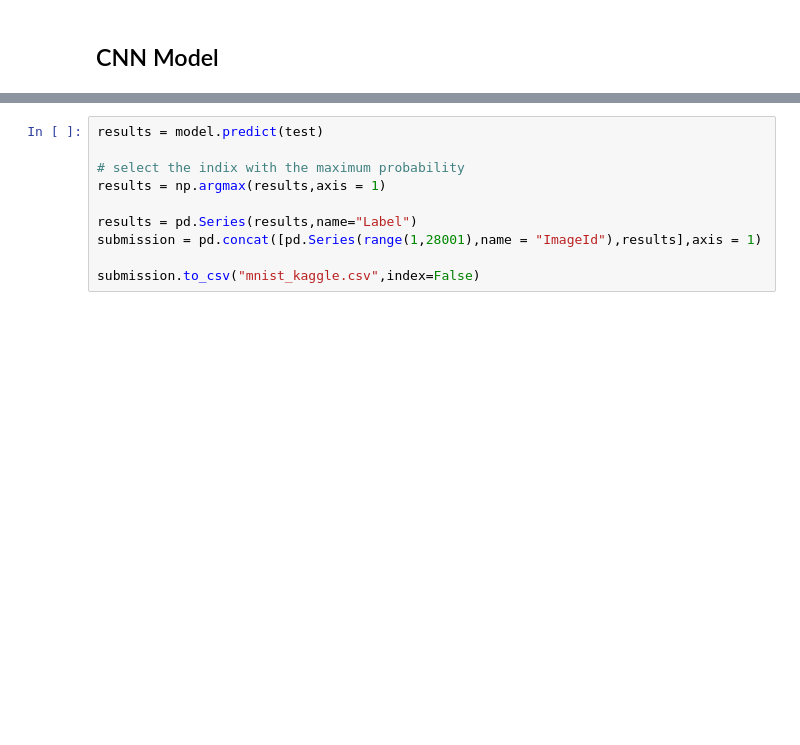
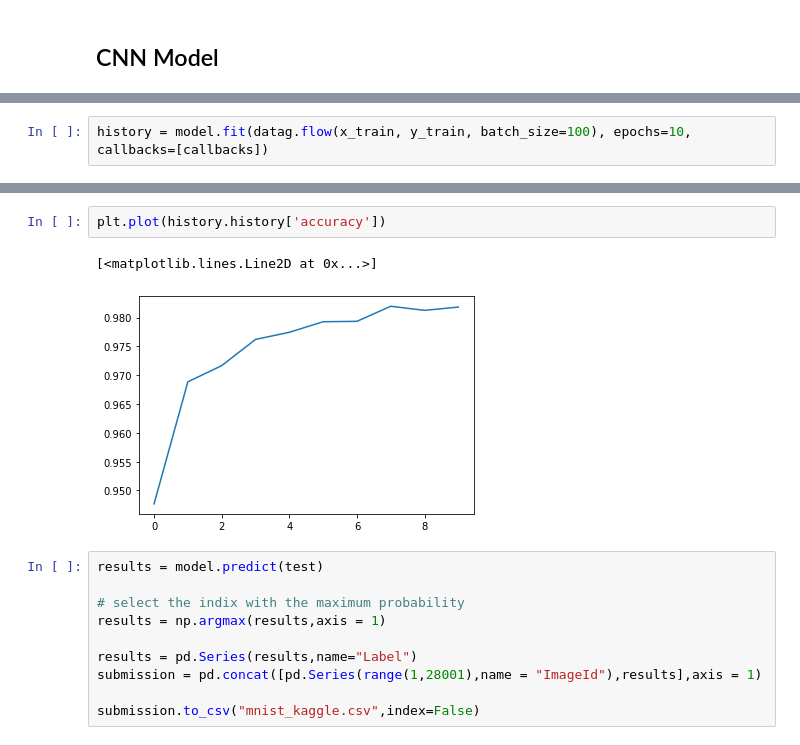
Before and after one commit to brunompasini/Digit-Recognizer, a Jupyter notebook: digit_recognizer.ipynb, the cells around one changed output, grey strips where cells are left out. Drawn from its saved outputs; the diff is of its cells as text; blank space fills up the shorter version.

```diff
--- a/digit_recognizer.ipynb
+++ b/digit_recognizer.ipynb
@@ -103,0 +136,2 @@ plt.plot(history.history['accuracy'])
+# %%
+history = model.fit(datag.flow(x_train, y_train, batch_size=100), epochs=10, callbacks=[callbacks])
@@ -104,3 +159,8 @@ plt.plot(history.history['accuracy'])
+# %%
+plt.plot(history.history['accuracy'])
+# %% [output]
+[<matplotlib.lines.Line2D at 0x...>]
+[figure, added]
 # %%
 results = model.predict(test)
 
```
Also changed, not shown: parts of 9 cells of this notebook.
